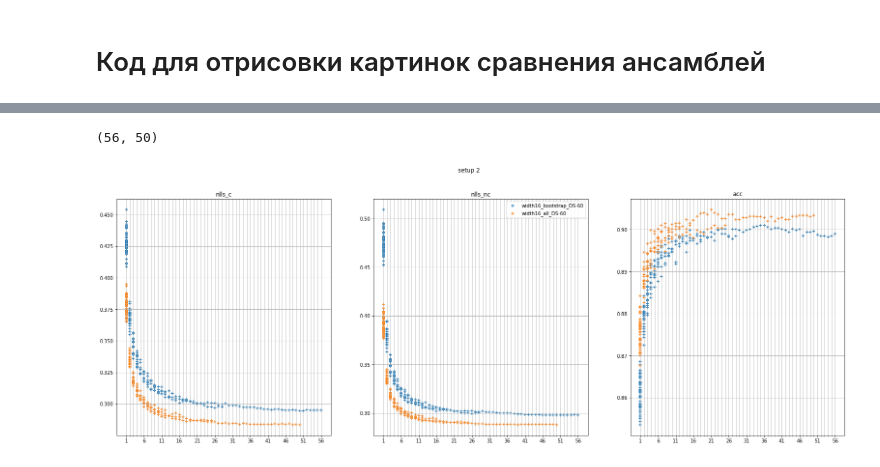
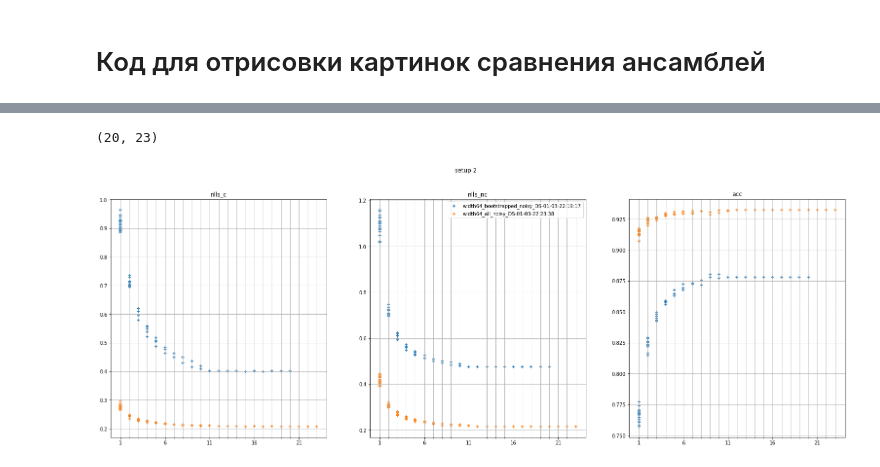
Before and after one commit to vshokorov/margin_based_ensembles_boosting, a Jupyter notebook: tests.ipynb, the cells around one changed output, grey strips where cells are left out. Saved outputs shown, nothing was run; the diff lists cells and outputs as text; code cells hidden in the pictures.

```diff
--- a/tests.ipynb
+++ b/tests.ipynb
@@ -74,5 +88,5 @@ FileNotFoundError: [Errno 2] No such file or directory: 'logs/oct/train.py-CIFAR
 # %%
-with open('gather_logs/gather_nlls.py-setup2_optimal_CIFAR10_VGG16_regtest_run-11-17-22:30:55/output.out', 'r') as fr:
+with open('gather_logs/gather_nlls.py-setup1_optimal_CIFAR10_VGG16_regtest_run-01-04-16:48:51/output.out', 'r') as fr:
     l = fr.readlines()
 
 setup = 2
@@ -92,7 +106,7 @@ boot_name, all_name = nlls_c_or.keys()
 # %%
 len(nlls_c_or[boot_name]), len(nlls_c_or[all_name])
 # %% [output]
-(56, 50)
+(20, 23)
 # %%
 fig, (ax1, ax2, ax3) = plt.subplots(1, 3, figsize = (27, 9))
 
@@ -101,36 +115,36 @@ minor_ticks = np.arange(1, max(len(nlls_c_or[boot_name]), len(nlls_c_or[all_name
 
 a = ax1.scatter([j + 1 for j, sl in enumerate(nlls_c_or[boot_name]) for i in sl],
             [i for sl in nlls_c_or[boot_name] for i in sl], marker='+')
 b = ax1.scatter([j + 1 for j, sl in enumerate(nlls_c_or[all_name]) for i in sl],
             [i for sl in nlls_c_or[all_name] for i in sl], marker='+')
 ax1.set_xticks(major_ticks)
 ax1.set_xticks(minor_ticks, minor=True)
 ax1.grid(which='both')
 ax1.set_title('nlls_c')
 ax2.scatter([j + 1 for j, sl in enumerate(nlls_nc_or[boot_name]) for i in sl],
-            [i for sl in nlls_nc_or[boot_name] for i in sl], marker='+', label='w' + boot_name)
+            [i for sl in nlls_nc_or[boot_name] for i in sl], marker='+', label=boot_name)
 ax2.scatter([j + 1 for j, sl in enumerate(nlls_nc_or[all_name]) for i in sl],
-            [i for sl in nlls_nc_or[all_name] for i in sl], marker='+', label='w' + all_name)
+            [i for sl in nlls_nc_or[all_name] for i in sl], marker='+', label=all_name)
 ax2.set_xticks(major_ticks)
 ax2.set_xticks(minor_ticks, minor=True)
 ax2.grid(which='both')
 ax2.set_title('nlls_nc')
 ax3.scatter([j + 1 for j, sl in enumerate(accs_global_or[boot_name]) for i in sl],
             [i for sl in accs_global_or[boot_name] for i in sl], marker='+')
 ax3.scatter([j + 1 for j, sl in enumerate(accs_global_or[all_name]) for i in sl],
             [i for sl in accs_global_or[all_name] for i in sl], marker='+')
 ax3.set_xticks(major_ticks)
 ax3.set_xticks(minor_ticks, minor=True)
 ax3.grid(which='both')
 ax3.set_title('acc')
 
 
 fig.suptitle(f'setup {setup}')
 
 ax2.legend()
 plt.show()
 # %% [output]
-[figure, old version]
+[figure, new version]
 # %%
 import os
 from gather_nlls_module import ComputeNLLs
```
Also changed, not shown: parts of 5 cells of this notebook, 6 other files.
